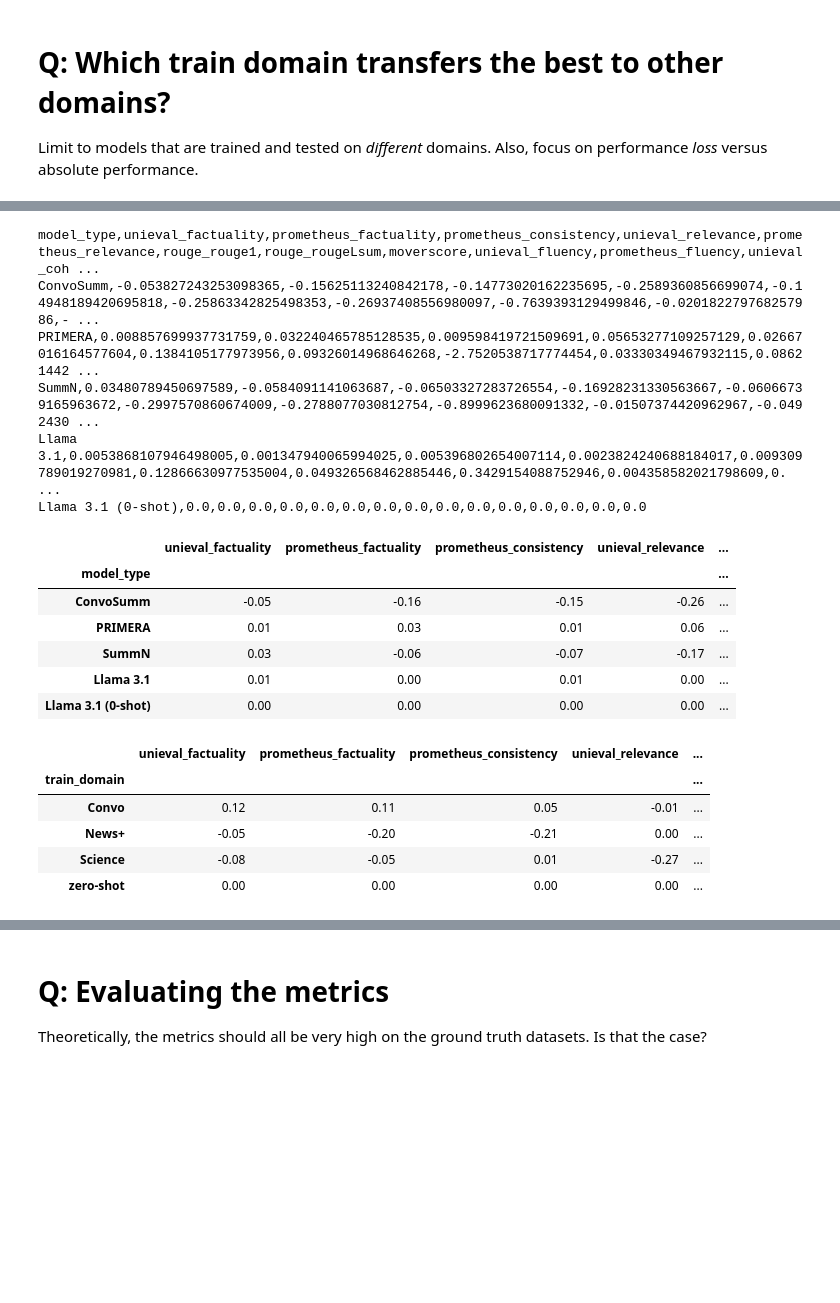
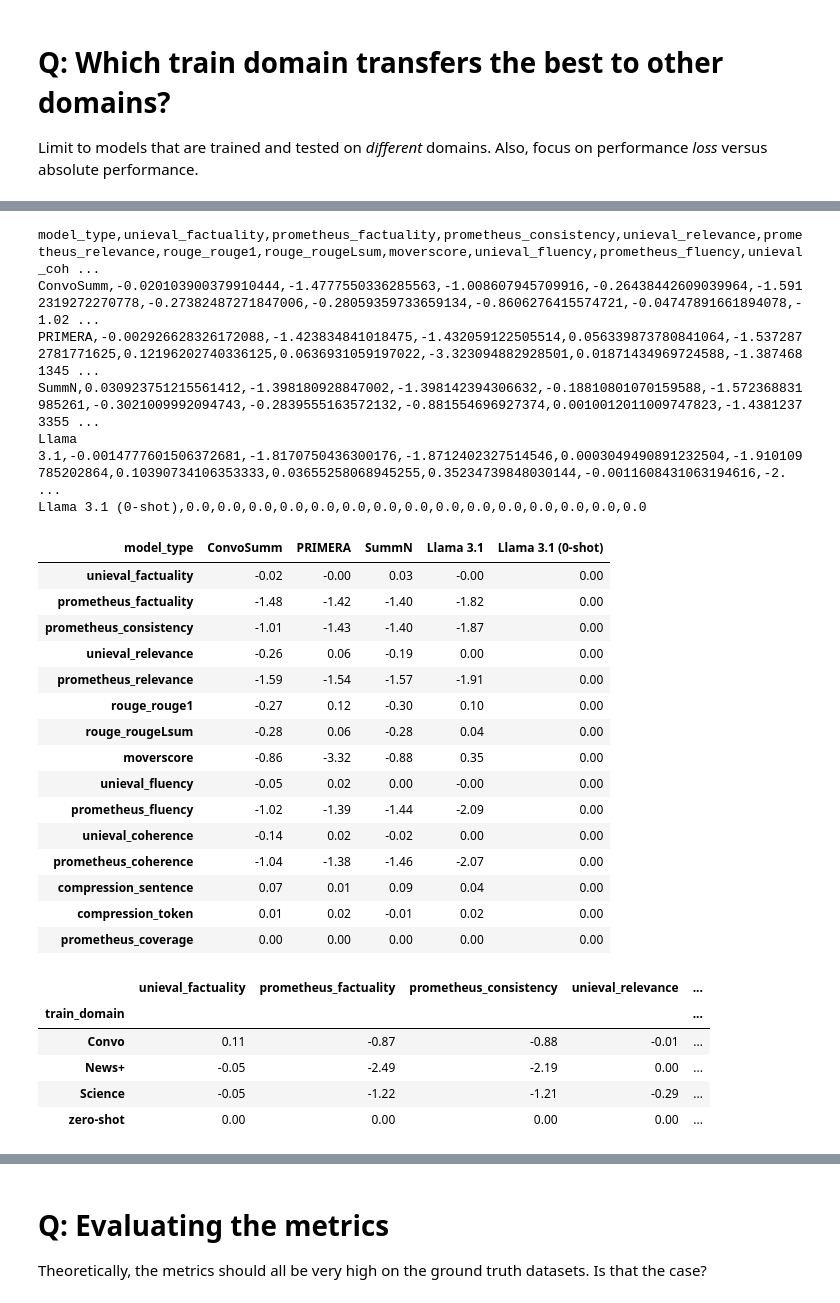
Before and after one commit to AADeLucia/Multi-Document-Summarization-Analysis, a Jupyter notebook: notebooks/plots.ipynb, the cells around one changed output, grey strips where cells are left out. Cells and saved outputs as stored; diff of their text form; code cells hidden in the pictures; blank space fills up the shorter version.

```diff
--- a/notebooks/plots.ipynb
+++ b/notebooks/plots.ipynb
@@ -20,9 +20,11 @@ PROJECT_DIR = os.environ["MDS"]
 # Load and format results
 # %%
 results_df = pd.read_csv(
-    f"{PROJECT_DIR}/results_mayarr_sample/experiments_mayarr/aggregated_results.csv",
+    #f"{PROJECT_DIR}/results_mayarr_sample/experiments_mayarr/aggregated_results.csv",
+    f"{PROJECT_DIR}/results_mayarr/experiments_mayarr/aggregated_results.csv",
     header=[0,1]
 )
+
 results_df.columns = pd.Index([
   f"{c[0]}_{c[1]}" if c[1]!="nan" else c[0] for c in results_df.columns
 ])
@@ -79,3 +90,4 @@ Could not convert '{'mean': 1.0, 'std': 0.0, 'ci': (nan, nan), 'ci_std': 0.0}' a
 # %%
-results_df
+a = results_df.set_index("model_type").loc["PRIMERA"].set_index(["train_domain", "test_domain"]).sort_index()
+a[["prometheus_factuality", "prometheus_consistency", "rouge_rouge1"]]
 # %% [output]
@@ -330,7 +361,8 @@ def get_relative_performance_loss(row):
     }
     rel_performance.update({
         m: safe_divide(
-            row[m] - original_performance.get(m, 0.0), original_performance.get(m, 0.0)
+            row[m] - original_performance.get(m, 0.0),
+            original_performance.get(m, 0.0)
         ) for m in wanted_metrics
     })
     return rel_performance
@@ -385,36 +417,45 @@ SummN,Science,News+,0.17091256511212027,0.3356164383561644,0.406896551724138,-0.
 # %%
 model_display_order = [
     "ConvoSumm",
     "PRIMERA",
     "SummN",
     "Llama 3.1",
     "Llama 3.1 (0-shot)"
 ]
 diff_data = performance_diff.groupby(["model_type"]).mean(numeric_only=True).reindex(model_display_order)
 print(diff_data.to_csv())
-diff_data
+diff_data.T
 # %% [output]
 model_type,unieval_factuality,prometheus_factuality,prometheus_consistency,unieval_relevance,prometheus_relevance,rouge_rouge1,rouge_rougeLsum,moverscore,unieval_fluency,prometheus_fluency,unieval_coh ...
-ConvoSumm,-0.053827243253098365,-0.15625113240842178,-0.14773020162235695,-0.2589360856699074,-0.14948189420695818,-0.25863342825498353,-0.26937408556980097,-0.7639393129499846,-0.020182279768257986,- ...
-PRIMERA,0.008857699937731759,0.032240465785128535,0.009598419721509691,0.05653277109257129,0.02667016164577604,0.1384105177973956,0.09326014968646268,-2.7520538717774454,0.03330349467932115,0.08621442 ...
-SummN,0.03480789450697589,-0.0584091141063687,-0.06503327283726554,-0.16928231330563667,-0.06066739165963672,-0.2997570860674009,-0.2788077030812754,-0.8999623680091332,-0.01507374420962967,-0.0492430 ...
-Llama 3.1,0.0053868107946498005,0.001347940065994025,0.005396802654007114,0.0023824240688184017,0.009309789019270981,0.12866630977535004,0.049326568462885446,0.3429154088752946,0.004358582021798609,0. ...
+ConvoSumm,-0.020103900379910444,-1.4777550336285563,-1.008607945709916,-0.26438442609039964,-1.5912319272270778,-0.27382487271847006,-0.28059359733659134,-0.8606276415574721,-0.04747891661894078,-1.02 ...
+PRIMERA,-0.002926628326172088,-1.423834841018475,-1.432059122505514,0.056339873780841064,-1.5372872781771625,0.12196202740336125,0.0636931059197022,-3.323094882928501,0.01871434969724588,-1.3874681345 ...
+SummN,0.030923751215561412,-1.398180928847002,-1.398142394306632,-0.18810801070159588,-1.572368831985261,-0.3021009992094743,-0.2839555163572132,-0.881554696927374,0.0010012011009747823,-1.43812373355 ...
+Llama 3.1,-0.0014777601506372681,-1.8170750436300176,-1.8712402327514546,0.0003049490891232504,-1.910109785202864,0.10390734106353333,0.03655258068945255,0.35234739848030144,-0.0011608431063194616,-2. ...
 Llama 3.1 (0-shot),0.0,0.0,0.0,0.0,0.0,0.0,0.0,0.0,0.0,0.0,0.0,0.0,0.0,0.0,0.0
-|  | unieval_factuality | prometheus_factuality | prometheus_consistency | unieval_relevance | ... |
-| model_type |  |  |  |  | ... |
-| ConvoSumm | -0.05 | -0.16 | -0.15 | -0.26 | ... |
-| PRIMERA | 0.01 | 0.03 | 0.01 | 0.06 | ... |
-| SummN | 0.03 | -0.06 | -0.07 | -0.17 | ... |
-| Llama 3.1 | 0.01 | 0.00 | 0.01 | 0.00 | ... |
-| Llama 3.1 (0-shot) | 0.00 | 0.00 | 0.00 | 0.00 | ... |
+| model_type | ConvoSumm | PRIMERA | SummN | Llama 3.1 | Llama 3.1 (0-shot) |
+| unieval_factuality | -0.02 | -0.00 | 0.03 | -0.00 | 0.00 |
+| prometheus_factuality | -1.48 | -1.42 | -1.40 | -1.82 | 0.00 |
+| prometheus_consistency | -1.01 | -1.43 | -1.40 | -1.87 | 0.00 |
+| unieval_relevance | -0.26 | 0.06 | -0.19 | 0.00 | 0.00 |
+| prometheus_relevance | -1.59 | -1.54 | -1.57 | -1.91 | 0.00 |
+| rouge_rouge1 | -0.27 | 0.12 | -0.30 | 0.10 | 0.00 |
+| rouge_rougeLsum | -0.28 | 0.06 | -0.28 | 0.04 | 0.00 |
+| moverscore | -0.86 | -3.32 | -0.88 | 0.35 | 0.00 |
+| unieval_fluency | -0.05 | 0.02 | 0.00 | -0.00 | 0.00 |
+| prometheus_fluency | -1.02 | -1.39 | -1.44 | -2.09 | 0.00 |
+| unieval_coherence | -0.14 | 0.02 | -0.02 | 0.00 | 0.00 |
+| prometheus_coherence | -1.04 | -1.38 | -1.46 | -2.07 | 0.00 |
+| compression_sentence | 0.07 | 0.01 | 0.09 | 0.04 | 0.00 |
+| compression_token | 0.01 | 0.02 | -0.01 | 0.02 | 0.00 |
+| prometheus_coverage | 0.00 | 0.00 | 0.00 | 0.00 | 0.00 |
 # %%
 performance_diff.groupby(["train_domain"]).mean(numeric_only=True)
 # %% [output]
 |  | unieval_factuality | prometheus_factuality | prometheus_consistency | unieval_relevance | ... |
 | train_domain |  |  |  |  | ... |
-| Convo | 0.12 | 0.11 | 0.05 | -0.01 | ... |
-| News+ | -0.05 | -0.20 | -0.21 | 0.00 | ... |
-| Science | -0.08 | -0.05 | 0.01 | -0.27 | ... |
+| Convo | 0.11 | -0.87 | -0.88 | -0.01 | ... |
+| News+ | -0.05 | -2.49 | -2.19 | 0.00 | ... |
+| Science | -0.05 | -1.22 | -1.21 | -0.29 | ... |
 | zero-shot | 0.00 | 0.00 | 0.00 | 0.00 | ... |
 # %%
 diff_data = performance_diff.groupby(["train_domain", "test_domain"]).mean(numeric_only=True)
```
Also changed, not shown: parts of 22 cells of this notebook, 4 other files.
